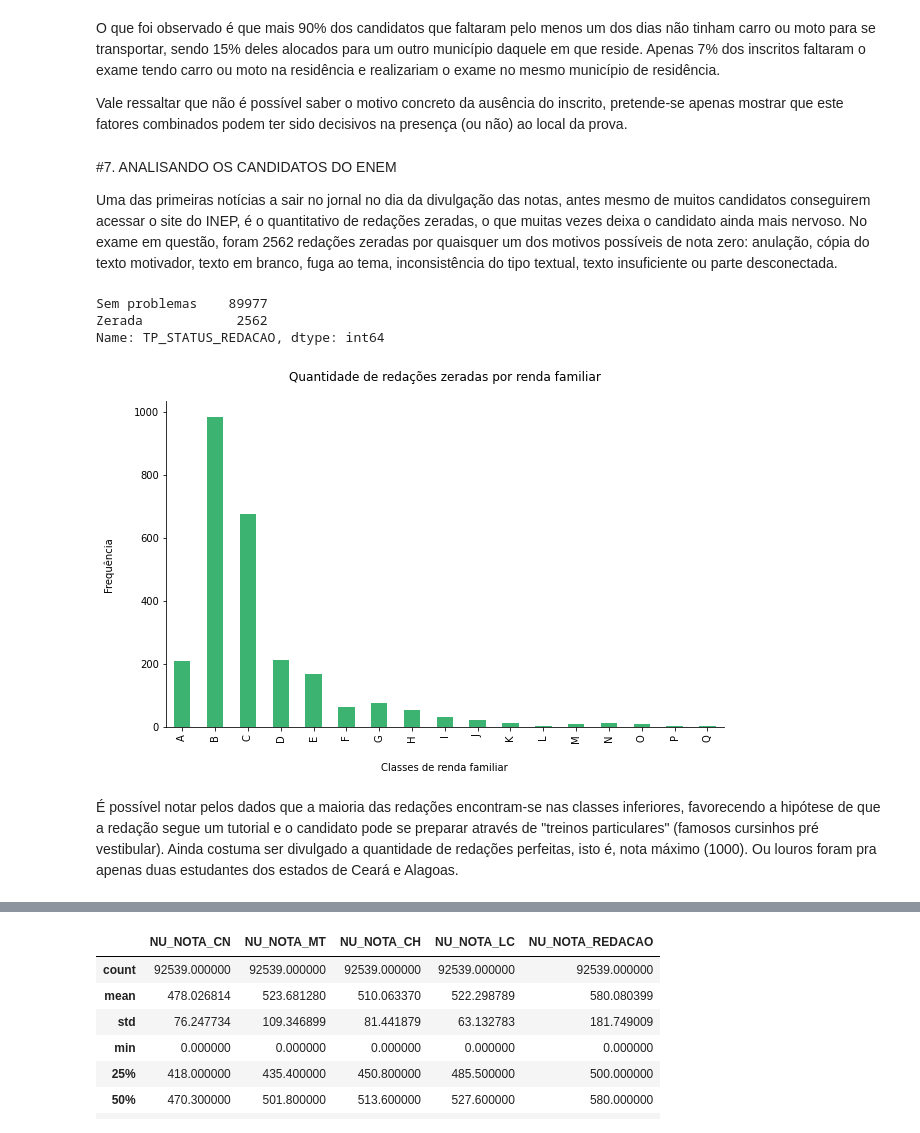
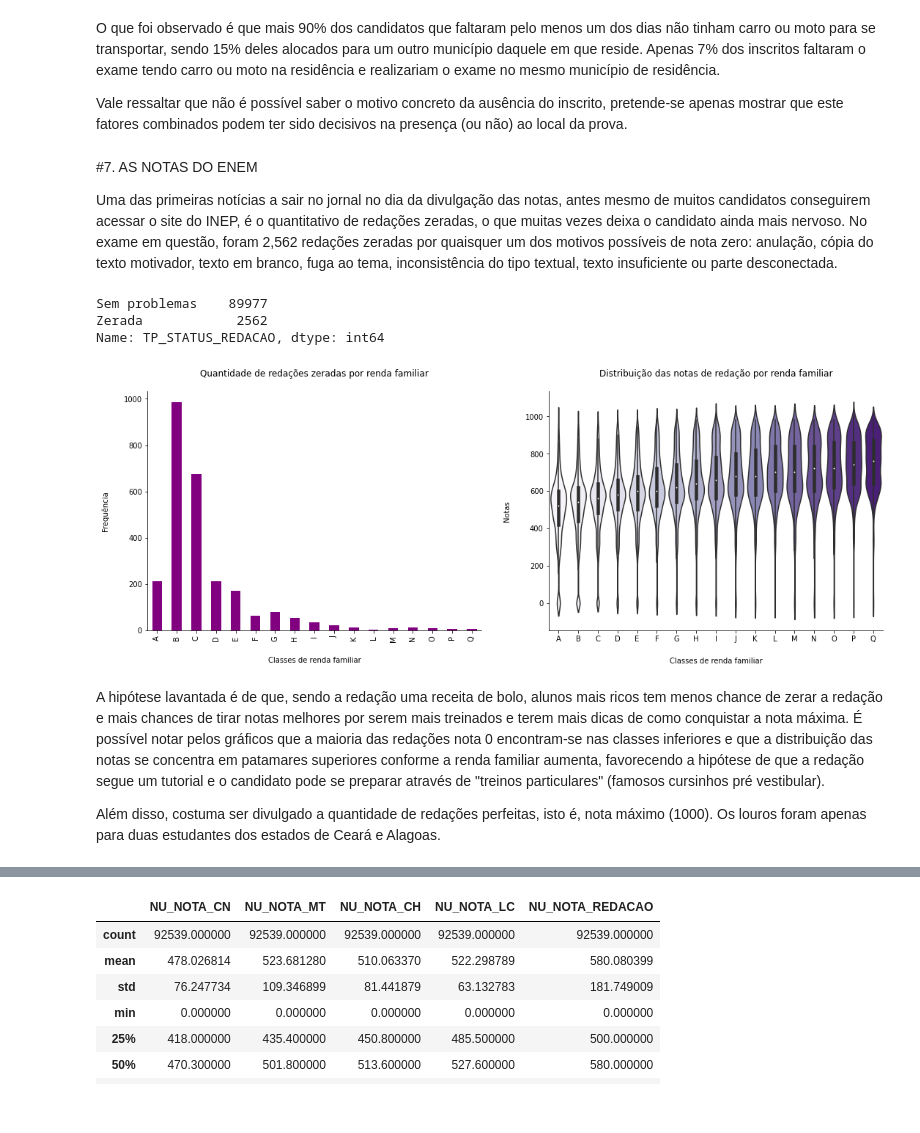
Before and after one commit to vinismachadoo/alura-imersao-dados-2, a Jupyter notebook: microdados_enem_2019.ipynb, the cells around one changed output, grey strips where cells are left out. Saved outputs shown, nothing was run; the diff lists cells and outputs as text; code cells hidden in the pictures.

Commit message:
graficos melhores elaborados

```diff
--- a/microdados_enem_2019.ipynb
+++ b/microdados_enem_2019.ipynb
@@ -267,6 +265,6 @@ O que foi observado é que mais 90% dos candidatos que faltaram pelo menos um do
 
 Vale ressaltar que não é possível saber o motivo concreto da ausência do inscrito, pretende-se apenas mostrar que este fatores combinados podem ter sido decisivos na presença (ou não) ao local da prova.
 # %% [markdown]
-#7. ANALISANDO OS CANDIDATOS DO ENEM
+#7. AS NOTAS DO ENEM
 
-Uma das primeiras notícias a sair no jornal no dia da divulgação das notas, antes mesmo de muitos candidatos conseguirem acessar o site do INEP, é o quantitativo de redações zeradas, o que muitas vezes deixa o candidato ainda mais nervoso. No exame em questão, foram 2562 redações zeradas por quaisquer um dos motivos possíveis de nota zero: anulação, cópia do texto motivador, texto em branco, fuga ao tema, inconsistência do tipo textual, texto insuficiente ou parte desconectada.
+Uma das primeiras notícias a sair no jornal no dia da divulgação das notas, antes mesmo de muitos candidatos conseguirem acessar o site do INEP, é o quantitativo de redações zeradas, o que muitas vezes deixa o candidato ainda mais nervoso. No exame em questão, foram 2,562 redações zeradas por quaisquer um dos motivos possíveis de nota zero: anulação, cópia do texto motivador, texto em branco, fuga ao tema, inconsistência do tipo textual, texto insuficiente ou parte desconectada.
@@ -275,6 +270,0 @@ enem_presentes = enem[(enem['TP_PRESENCA_CH'] == 1) & (enem['TP_PRESENCA_MT'] ==
-# %%
-enem_presentes['TP_STATUS_REDACAO'].value_counts()
-# %% [output]
-Sem problemas    89977
-Zerada            2562
-Name: TP_STATUS_REDACAO, dtype: int64
@@ -281,12 +274,27 @@ Name: TP_STATUS_REDACAO, dtype: int64
+# %%
+# Quantidade por status da redação
+enem_presentes['TP_STATUS_REDACAO'].value_counts()
+# %% [output]
+Sem problemas    89977
+Zerada            2562
+Name: TP_STATUS_REDACAO, dtype: int64
 # %%
-fig, ax = plt.subplots(figsize=(10,6))
-enem_presentes[enem_presentes['TP_STATUS_REDACAO'] == 'Zerada']['Q006'].value_counts().sort_index().plot(kind='bar', color='mediumseagreen')
-plt.title('Quantidade de redações zeradas por renda familiar', pad=20, fontsize=12, color='black')
-plt.xlabel('Classes de renda familiar', labelpad=20)
-plt.ylabel('Frequência', labelpad=20)
+fig, (ax1, ax2) = plt.subplots(1,2, figsize=(18,6))
+enem_presentes[enem_presentes['TP_STATUS_REDACAO'] == 'Zerada']['Q006'].value_counts().sort_index().plot(kind='bar', color='purple', ax=ax1)
+ax1.set_title('Quantidade de redações zeradas por renda familiar', pad=20, fontsize=12, color='black')
+ax1.set_xlabel('Classes de renda familiar', labelpad=20)
+ax1.set_ylabel('Frequência', labelpad=20)
+
+sns.violinplot(data=enem_presentes, x='Q006', y='NU_NOTA_REDACAO', order=classes_renda, scale='width', palette="Purples", ax=ax2)
+ax2.set_title('Distribuição das notas de redação por renda familiar', pad=20, fontsize=12, color='black')
+ax2.set_xlabel('Classes de renda familiar', labelpad=20)
+ax2.set_ylabel('Notas', labelpad=20)
+
 sns.despine()
 plt.show()
 # %% [output]
-[figure, old version]
+[figure, new version]
 # %% [markdown]
-É possível notar pelos dados que a maioria das redações encontram-se nas classes inferiores, favorecendo a hipótese de que a redação segue um tutorial e o candidato pode se preparar através de "treinos particulares" (famosos cursinhos pré vestibular). Ainda costuma ser divulgado a quantidade de redações perfeitas, isto é, nota máximo (1000). Ou louros foram pra apenas duas estudantes dos estados de Ceará e Alagoas.
+A hipótese lavantada é de que, sendo a redação uma receita de bolo, alunos mais ricos tem menos chance de zerar a redação e mais chances de tirar notas melhores por serem mais treinados e terem mais dicas de como conquistar a nota máxima. É possível notar pelos gráficos que a maioria das redações nota 0 encontram-se nas classes inferiores e que a distribuição das notas se concentra em patamares superiores conforme a renda familiar aumenta, favorecendo a hipótese de que a redação segue um tutorial e o candidato pode se preparar através de "treinos particulares" (famosos cursinhos pré vestibular).
+
+Além disso, costuma ser divulgado a quantidade de redações perfeitas, isto é, nota máximo (1000). Os louros foram apenas para duas estudantes dos estados de Ceará e Alagoas.
```
Also changed, not shown: parts of 46 cells of this notebook.
